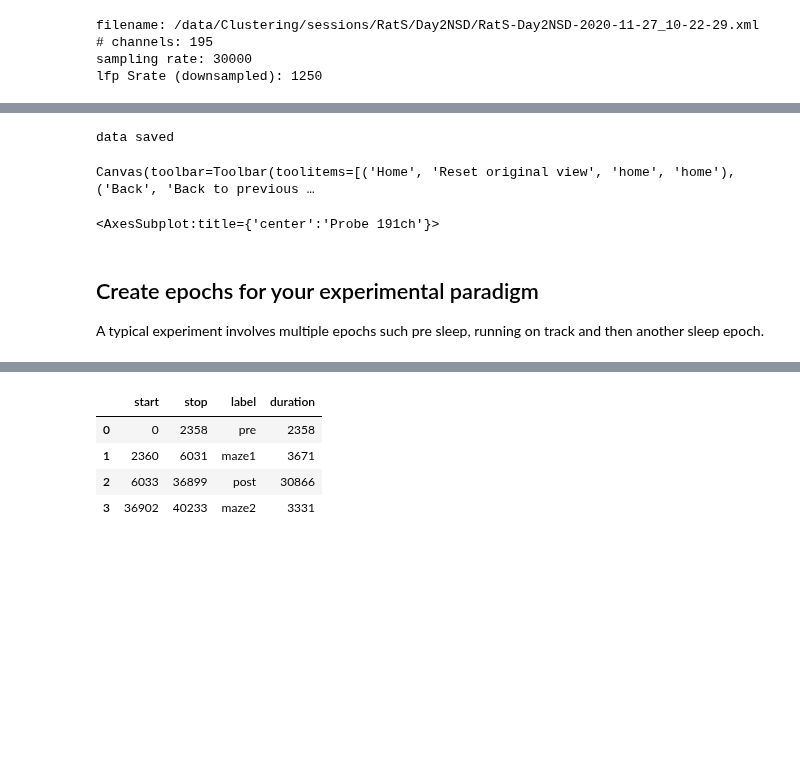
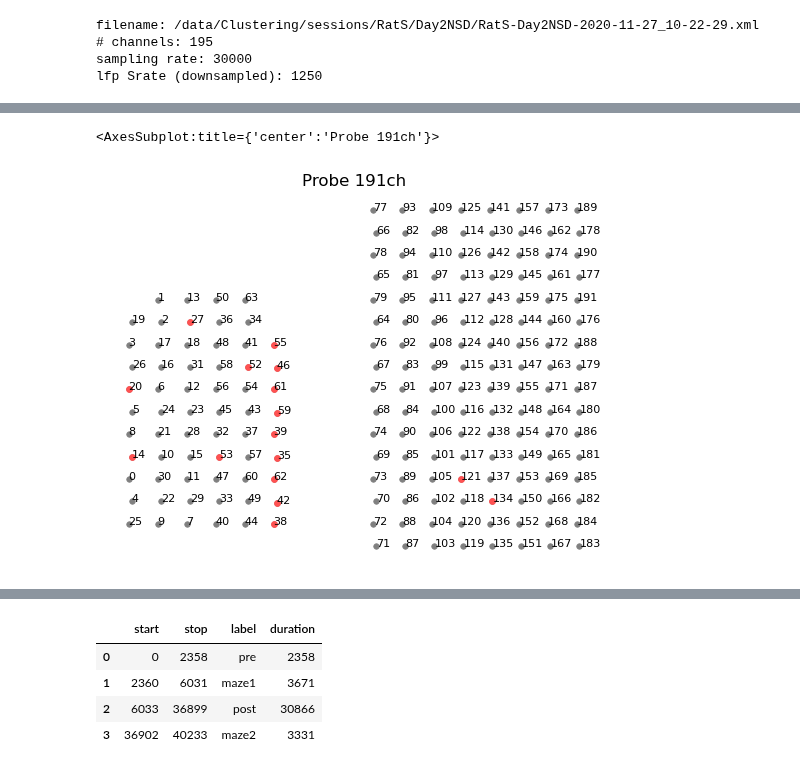
Before and after one commit to bapungiri/NeuroPy, a Jupyter notebook: BasicGens/ratS_day2_nsd.ipynb, the cells around one changed output, grey strips where cells are left out. Drawn from its saved outputs; the diff is of its cells as text; code cells hidden in the pictures; blank space fills up the shorter version.

```diff
--- a/BasicGens/ratS_day2_nsd.ipynb
+++ b/BasicGens/ratS_day2_nsd.ipynb
@@ -15,5 +40,5 @@ Lets create probe configuration for a 128-channel probe
 # %%
-%matplotlib widget
+%matplotlib inline
 from neuropy.core import Shank, Probe, ProbeGroup
 from neuropy.plotting import plot_probe
 
@@ -42,7 +67,7 @@ for i in range(6):
         ypitch=15,
         y_shift_per_column=y_shift,
         channel_id=np.append(
-            channel_groups[i][::2][::-1], channel_groups[i][1::2][::-1]
+            channel_groups[i][1::2][::-1], channel_groups[i][::2][::-1]
         ),
     )
     shank.set_disconnected_channels(sess.recinfo.skipped_channels)
@@ -50,37 +75,33 @@ for i in range(6):
 
 probe1 = Probe(shanks)
 
 shanks = []
 for i in range(6,14):
 
     shank = Shank.auto_generate(
         columns=2,
         contacts_per_column=8,
         xpitch=15,
         ypitch=15,
         y_shift_per_column=[0, -7.5],
         channel_id=np.append(
             channel_groups[i][::2][::-1], channel_groups[i][1::2][::-1]
         ),
     )
     shank.set_disconnected_channels(sess.recinfo.skipped_channels)
     shanks.append(shank)
 
 
 probe2 = Probe(shanks)
 probe2.move((probe1.x_max+500,0))
 
 prbgrp = ProbeGroup()
 prbgrp.add_probe(probe1)
 prbgrp.add_probe(probe2)
 
 prbgrp.filename = sess.filePrefix.with_suffix(".probegroup.npy")
-prbgrp.save()
+# prbgrp.save()
 plot_probe(prbgrp)
 # %% [output]
-data saved
+<AxesSubplot:title={'center':'Probe 191ch'}>
-Canvas(toolbar=Toolbar(toolitems=[('Home', 'Reset original view', 'home', 'home'), ('Back', 'Back to previous …
-<AxesSubplot:title={'center':'Probe 191ch'}>
+[figure, added]
-# %% [markdown]
-## Create epochs for your experimental paradigm
-A typical experiment involves multiple epochs such pre sleep, running on track and then another sleep epoch.
```
Also changed, not shown: parts of 10 cells of this notebook, 4 other files.
